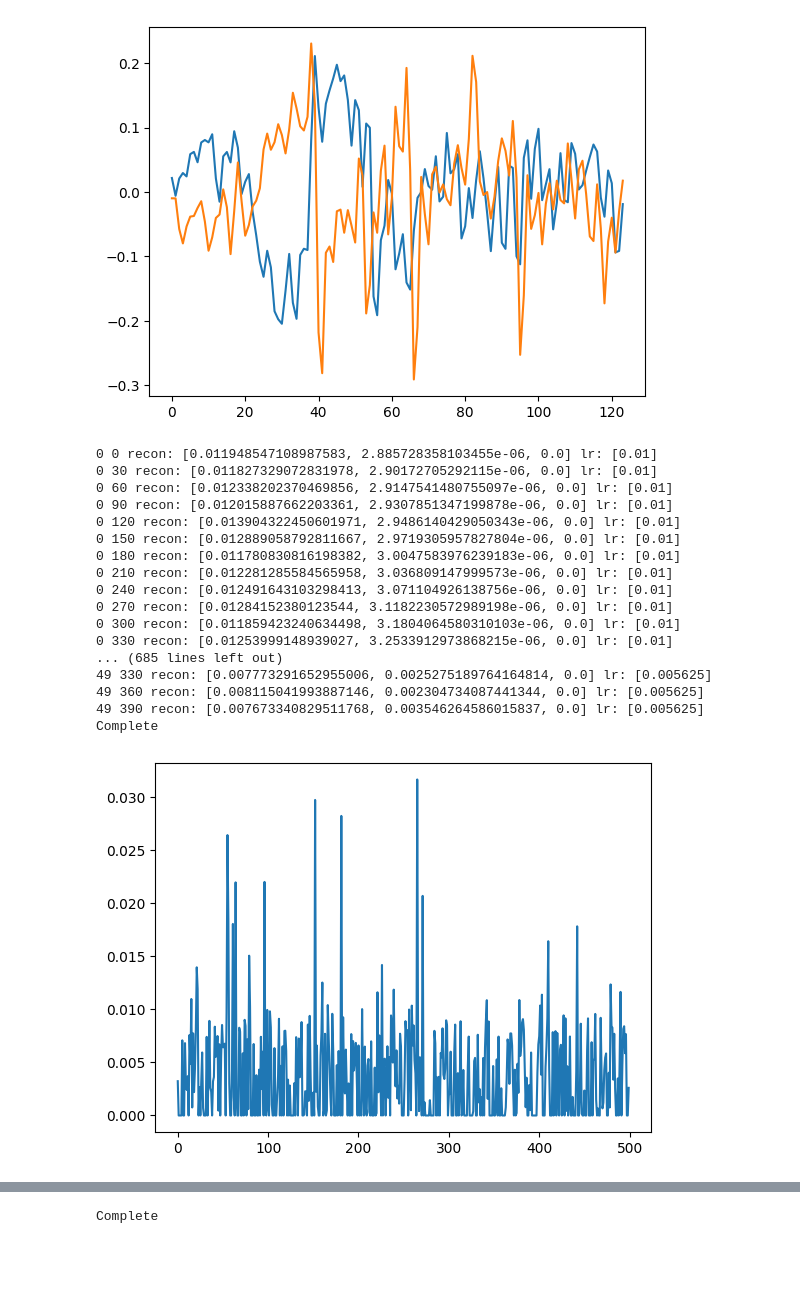
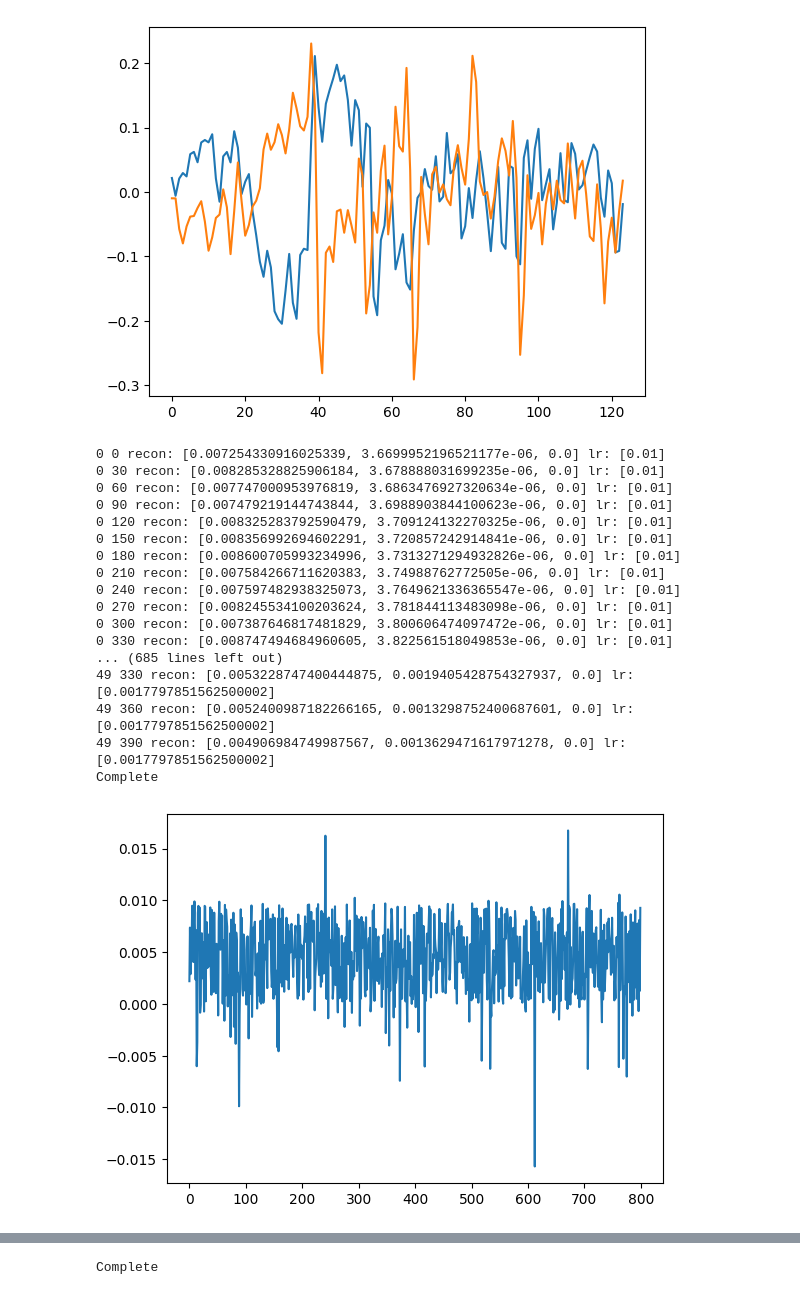
Before and after one commit to aorliche/PNC, a Jupyter notebook: LatSimEC/LatSimEC17DynFCApproxStatic.ipynb, the cells around one changed output, grey strips where cells are left out. Cells and saved outputs as stored; diff of their text form; code cells hidden in the pictures; blank space fills up the shorter version.

```diff
--- a/LatSimEC/LatSimEC17DynFCApproxStatic.ipynb
+++ b/LatSimEC/LatSimEC17DynFCApproxStatic.ipynb
@@ -78,7 +78,7 @@ def get_y(metadict, tasks, subs):
             y.append(sex)
     return y
 
-subs = get_subs(allts, metadict, ['age'], ['rest', 'nback', 'emoid'])
+subs = get_subs(allts, metadict, ['age', 'sex', 'wrat'], ['rest', 'nback', 'emoid'])
 print(len(subs))
 
 X = get_X(allts, ['rest', 'nback', 'emoid'], subs)
@@ -169,7 +169,7 @@ class LowRankWeights(nn.Module):
         self.w = nn.Parameter(1e-2*torch.rand(nsubs, ncodes, nt).float().cuda())
 
     def forward(self, sub, book):
-        w = F.relu(self.w[sub])
+        w = self.w[sub]
         return torch.einsum('pt,pab->abt', w, book)
 
 def get_recon_loss(x, xhat):
@@ -184,20 +184,20 @@ def get_sub_fc(subts):
     return torch.einsum('at,bt->abt',subts,subts)
 
 # Timeseries
-x = torch.from_numpy(ts[0]).float().cuda()
+x = torch.from_numpy(ts[2]).float().cuda()
 
 # Parameters
 ntrain = 400
 nbatch = 30
 smooth_mult = 0.1
-sparse_mult = 0
+sparse_mult = 0#1e-3
 nEpochs = 50
 pPeriod = 40
 
 mseLoss = nn.MSELoss()
 
 # Codebook and weights
-lrc = LowRankCodes(500*[1])
+lrc = LowRankCodes(800*[1])
 ncodes = len(lrc.As)
 
 lrw = LowRankWeights(ntrain, ncodes, x.shape[-1])
@@ -237,30 +237,30 @@ for epoch in range(nEpochs):
 
 print('Complete')
 # %% [output]
-0 0 recon: [0.011948547108987583, 2.885728358103455e-06, 0.0] lr: [0.01]
-0 30 recon: [0.011827329072831978, 2.90172705292115e-06, 0.0] lr: [0.01]
-0 60 recon: [0.012338202370469856, 2.9147541480755097e-06, 0.0] lr: [0.01]
-0 90 recon: [0.012015887662203361, 2.9307851347199878e-06, 0.0] lr: [0.01]
-0 120 recon: [0.013904322450601971, 2.9486140429050343e-06, 0.0] lr: [0.01]
-0 150 recon: [0.012889058792811667, 2.9719305957827804e-06, 0.0] lr: [0.01]
-0 180 recon: [0.011780830816198382, 3.0047583976239183e-06, 0.0] lr: [0.01]
-0 210 recon: [0.012281285584565958, 3.036809147999573e-06, 0.0] lr: [0.01]
-0 240 recon: [0.012491643103298413, 3.071104926138756e-06, 0.0] lr: [0.01]
-0 270 recon: [0.01284152380123544, 3.1182230572989198e-06, 0.0] lr: [0.01]
-0 300 recon: [0.011859423240634498, 3.1804064580310103e-06, 0.0] lr: [0.01]
-0 330 recon: [0.01253999148939027, 3.2533912973868215e-06, 0.0] lr: [0.01]
+0 0 recon: [0.007254330916025339, 3.6699952196521177e-06, 0.0] lr: [0.01]
+0 30 recon: [0.008285328825906184, 3.678888031699235e-06, 0.0] lr: [0.01]
+0 60 recon: [0.007747000953976819, 3.6863476927320634e-06, 0.0] lr: [0.01]
+0 90 recon: [0.007479219144743844, 3.6988903844100623e-06, 0.0] lr: [0.01]
+0 120 recon: [0.008325283792590479, 3.709124132270325e-06, 0.0] lr: [0.01]
+0 150 recon: [0.008356992694602291, 3.720857242914841e-06, 0.0] lr: [0.01]
+0 180 recon: [0.008600705993234996, 3.7313271294932826e-06, 0.0] lr: [0.01]
+0 210 recon: [0.007584266711620383, 3.74988762772505e-06, 0.0] lr: [0.01]
+0 240 recon: [0.007597482938325073, 3.7649621336365547e-06, 0.0] lr: [0.01]
+0 270 recon: [0.008245534100203624, 3.781844113483098e-06, 0.0] lr: [0.01]
+0 300 recon: [0.007387646817481829, 3.800606474097472e-06, 0.0] lr: [0.01]
+0 330 recon: [0.008747494684960605, 3.822561518049853e-06, 0.0] lr: [0.01]
 ... (685 lines left out)
-49 330 recon: [0.007773291652955006, 0.0025275189764164814, 0.0] lr: [0.005625]
-49 360 recon: [0.008115041993887146, 0.002304734087441344, 0.0] lr: [0.005625]
-49 390 recon: [0.007673340829511768, 0.003546264586015837, 0.0] lr: [0.005625]
+49 330 recon: [0.0053228747400444875, 0.0019405428754327937, 0.0] lr: [0.0017797851562500002]
+49 360 recon: [0.0052400987182266165, 0.0013298752400687601, 0.0] lr: [0.0017797851562500002]
+49 390 recon: [0.004906984749987567, 0.0013629471617971278, 0.0] lr: [0.0017797851562500002]
 Complete
 # %%
 import matplotlib.pyplot as plt
 
-plt.plot(F.relu(lrw.w[0,:,10]).detach().cpu().numpy())
+plt.plot(lrw.w[3,:,10].detach().cpu().numpy())
 plt.show()
 # %% [output]
-[figure, old version]
+[figure, new version]
 # %%
 # Elastic net attempt
 # Keep the Lagrangian form of lstsqs to reduce data size
```
Also changed, not shown: parts of 9 cells of this notebook, 6 other files.
